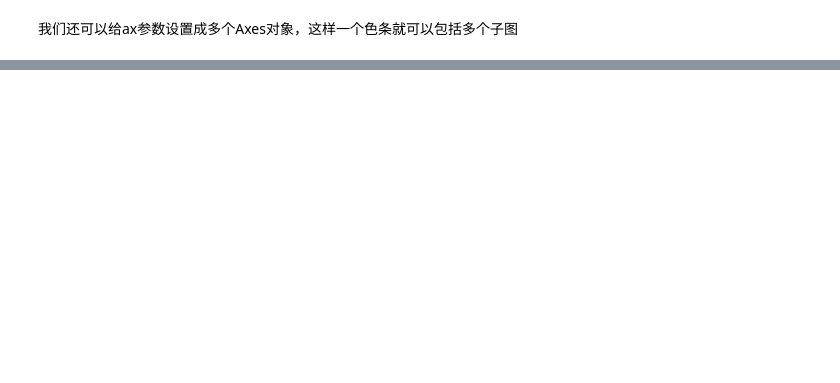
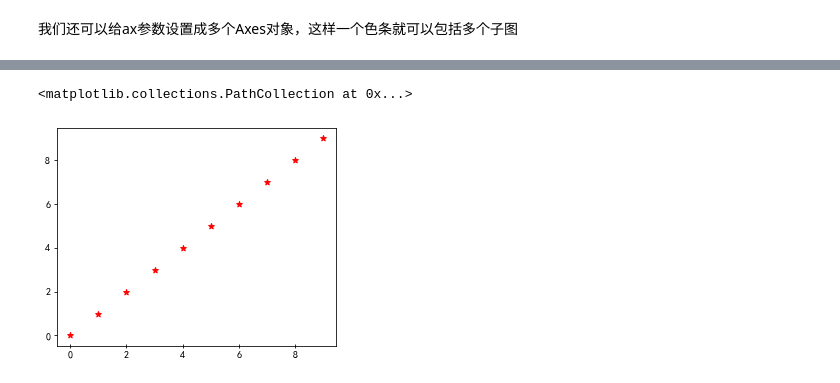
Before and after one commit to zidanewenqsh/mynotebook_01, a Jupyter notebook: matplotlib_demo.ipynb, the cells around one changed output, grey strips where cells are left out. Saved outputs shown, nothing was run; the diff lists cells and outputs as text; code cells hidden in the pictures; blank space fills up the shorter version.

```diff
--- a/matplotlib_demo.ipynb
+++ b/matplotlib_demo.ipynb
@@ -326,0 +462,8 @@ fig.colorbar(ax1, ax=[ax[1],ax[2]], shrink=0.6, aspect=20)
+# %%
+x = np.arange(10)
+y1 = x
+y2 = 2*x
+plt.scatter(x,y1,color='r',marker='*',s=36)
+# %% [output]
+<matplotlib.collections.PathCollection at 0x...>
+[figure, added]
```
Also changed, not shown: parts of 30 cells of this notebook, 4 other files.
